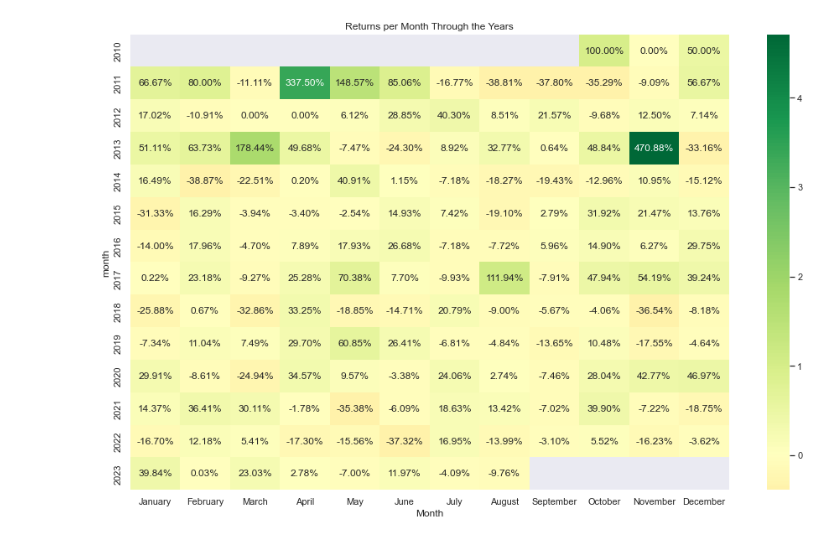
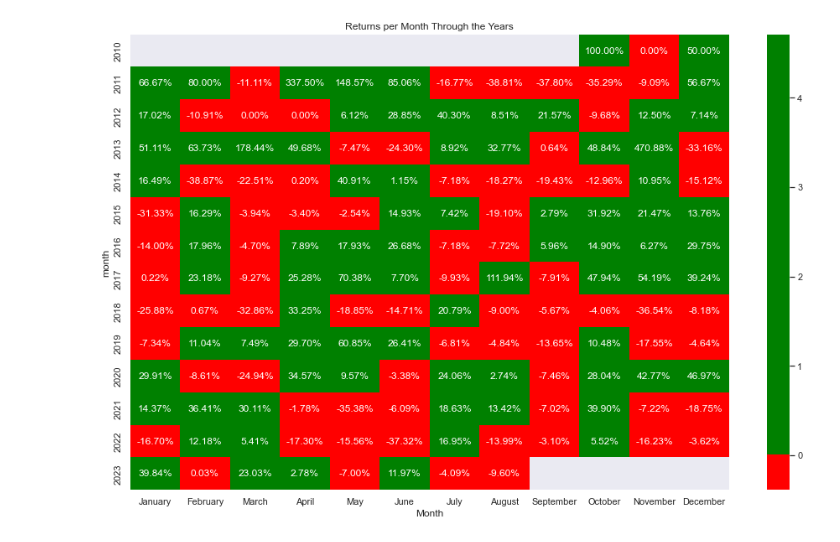
Before and after one commit to guevarch/BitcoinFinal, a Jupyter notebook: map.ipynb, the cells around one changed output. Saved outputs shown, nothing was run; the diff lists cells and outputs as text; code cells hidden in the pictures.

```diff
--- a/map.ipynb
+++ b/map.ipynb
@@ -276,32 +276,33 @@ df_pivot.rename(columns={'01': 'January',
                           '03': 'March',
                           '04': 'April',
                           '05': 'May',
                           '06': 'June',
                           '07': 'July',
                           '08': 'August',
                           '09': 'September',
                           '10': 'October',
                           '11': 'November',
                           '12': 'December'}, inplace=True)
 # Create a heatmap using Seaborn
-heatmap = sns.heatmap(df_pivot, cmap="RdYlGn", annot=True, fmt=".2%", center=0)
+cmap = colors.ListedColormap(['red', 'green'])
+heatmap = sns.heatmap(df_pivot, cmap=cmap, annot=True, fmt=".2%", center=0)
 
 # Get the current tick locations and labels of the x-axis
 x_ticks = heatmap.get_xticks()
 
 # Create a list of all the unique x values in the pivot table
 x_values = df_pivot.columns.get_level_values(0)
 
 # Set the label for the x-axis of the heatmap
 heatmap.set_xlabel('Month')
 
 # Set the tick labels for the x-axis
 heatmap.set_xticklabels(x_values)
 
 # Add a title to the heatmap
 heatmap.set_title("Returns per Month Through the Years")
 
 # Show the plot
 plt.show()
 # %% [output]
-[figure, old version]
+[figure, new version]
```
Also changed, not shown: parts of 1 cell of this notebook.
